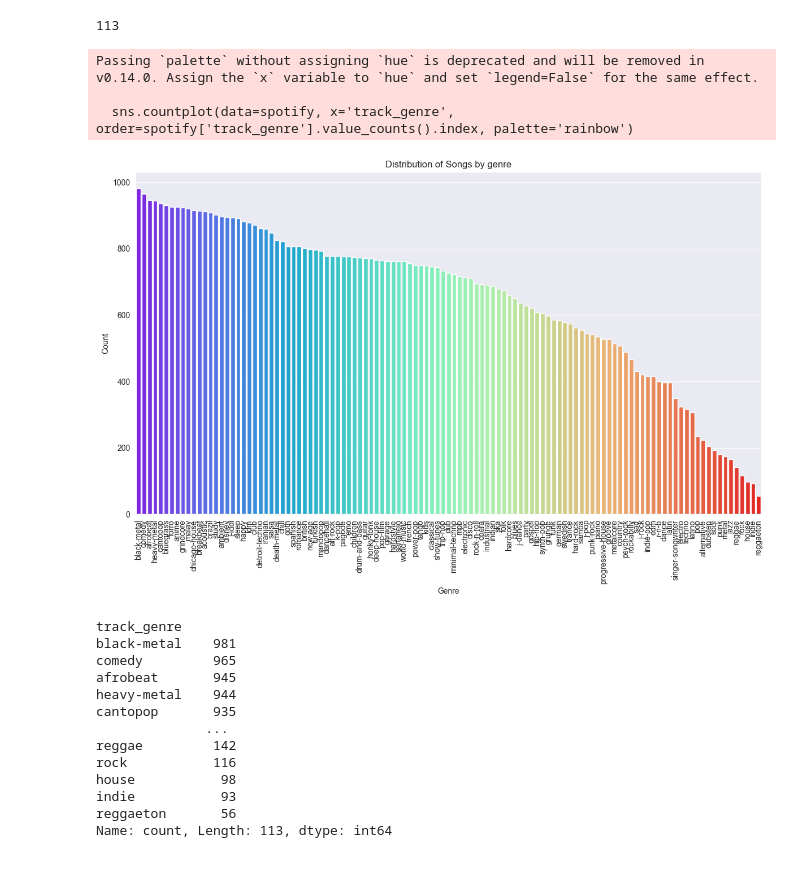
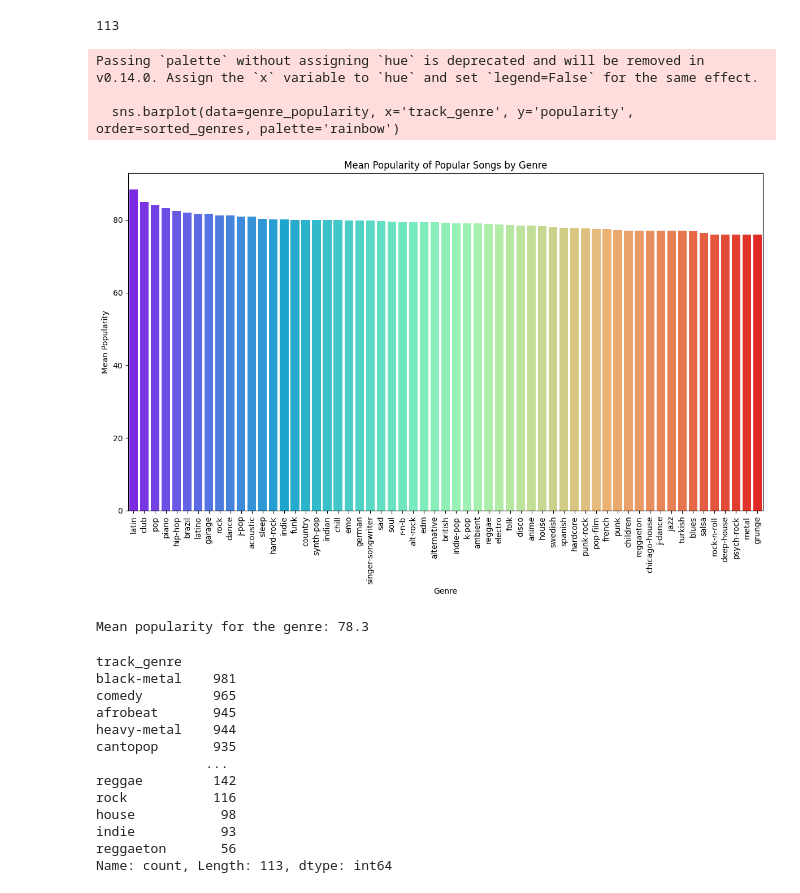
Before and after one commit to SamC0124/SClear_DDahal_MYinkaOke_Spotify_Project, a Jupyter notebook: Data_exploration.ipynb, the cells around one changed output. Cells and saved outputs as stored; diff of their text form; code cells hidden in the pictures.

Commit message:
Current version of Michael's Data Explortation

```diff
--- a/Data_exploration.ipynb
+++ b/Data_exploration.ipynb
@@ -4,4 +4,4 @@ import pandas as pd
 import seaborn as sns
 import matplotlib.pyplot as plt
 
-spotify = pd.read_csv('data/song_data.csv')
+spotify = pd.read_csv('spotify.csv')
@@ -117,22 +124,40 @@ len(genres)
 # %% [output]
 113
 # %%
-# Distribution of Songs by genre
+# Filter popular songs
+popular_songs = spotify[spotify['popularity'] > 75]
+
+# Group by genre and calculate mean popularity
+genre_popularity = popular_songs.groupby('track_genre')['popularity'].mean().reset_index()
+
+# Sort genres by popularity
+sorted_genres = genre_popularity.sort_values(by='popularity', ascending=False)['track_genre']
+
 plt.figure(figsize=(12, 8))
-sns.countplot(data=spotify, x='track_genre', order=spotify['track_genre'].value_counts().index, palette='rainbow')
+sns.barplot(data=genre_popularity, x='track_genre', y='popularity', order=sorted_genres, palette='rainbow')
 
 plt.xlabel('Genre')
-plt.ylabel('Count')
-plt.title('Distribution of Songs by genre')
-plt.xticks(rotation = 90)
+plt.ylabel('Mean Popularity')
+plt.title('Mean Popularity of Popular Songs by Genre')
+plt.xticks(rotation=90)
 plt.tight_layout()
 
 plt.show()
 # %% [output]
 Passing `palette` without assigning `hue` is deprecated and will be removed in v0.14.0. Assign the `x` variable to `hue` and set `legend=False` for the same effect.
 
-  sns.countplot(data=spotify, x='track_genre', order=spotify['track_genre'].value_counts().index, palette='rainbow')
+  sns.barplot(data=genre_popularity, x='track_genre', y='popularity', order=sorted_genres, palette='rainbow')
-[figure, old version]
+[figure, new version]
+# %%
+# Filter popular songs with the genre
+club_genre_songs = popular_songs[popular_songs['track_genre'] == 'house']
+
+# Calculate the mean popularity for the genre
+mean_popularity_club_genre = club_genre_songs['popularity'].mean()
+
+print("Mean popularity for the genre:", mean_popularity_club_genre)
+# %% [output]
+Mean popularity for the genre: 78.3
 # %%
 """
 Look into more songs in the genres with the highest count to discover popular and trending tracks.
```
Also changed, not shown: parts of 25 cells of this notebook.
